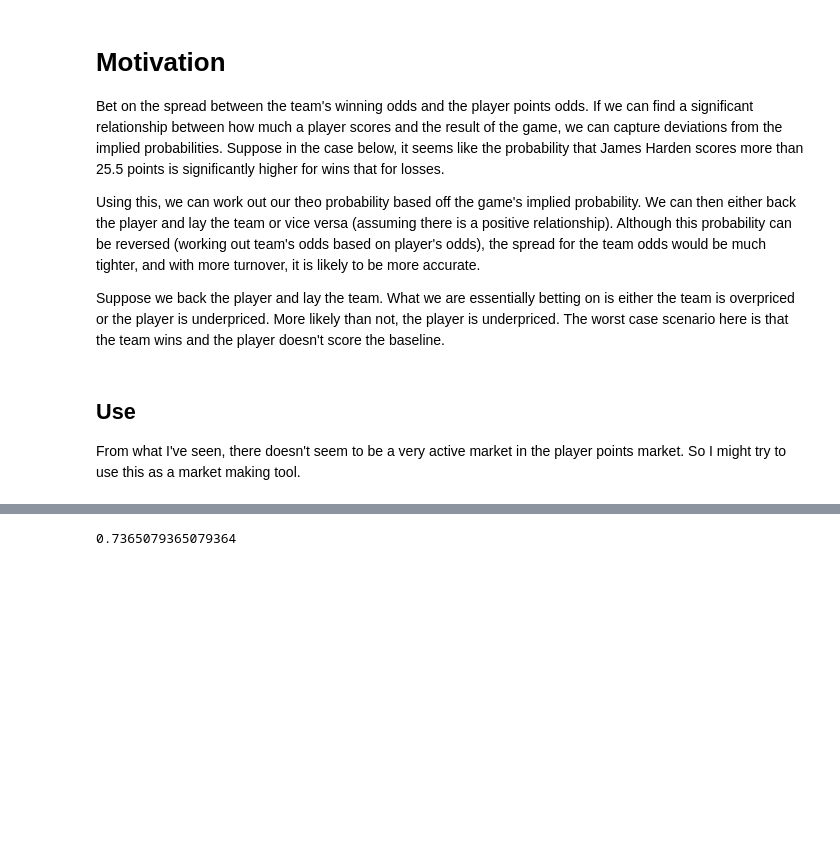
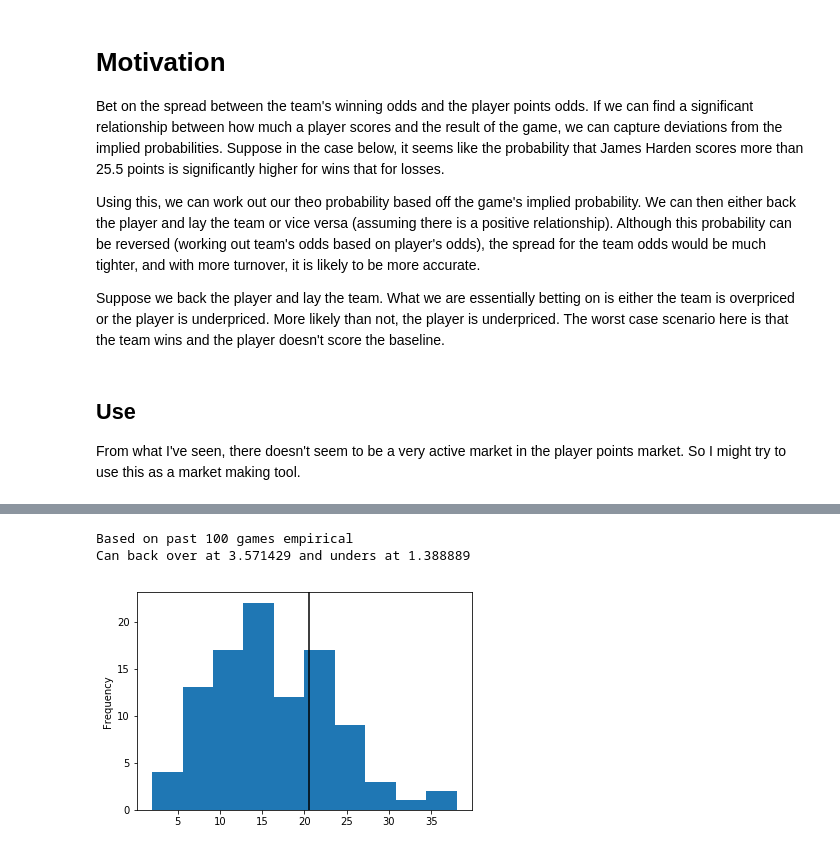
Before and after one commit to johnny-wong/nba_stats, a Jupyter notebook: Notebooks/Analysis - Wins and player points relationship.ipynb, the cells around one changed output, grey strips where cells are left out. Cells and saved outputs as stored; diff of their text form; code cells hidden in the pictures; blank space fills up the shorter version.

```diff
--- a/Notebooks/Analysis - Wins and player points relationship.ipynb
+++ b/Notebooks/Analysis - Wins and player points relationship.ipynb
@@ -105,4 +128,12 @@ theo_player_base_pr = team_win_IP * pr_over_baseline_win + (1-team_win_IP) * pr_
-# %%
-theo_player_base_pr
-# %% [output]
-0.7365079365079364
+# %%
+player_df_past_100['PTS'].plot(kind='hist')
+plt.axvline(x=baseline, color='black')
+pr_over_baseline = (n_over_baseline_lose + n_over_baseline_win)/float(n)
+
+assert n_over_baseline_lose + n_over_baseline_win == (player_df_past_100['PTS'] > baseline).sum()
+print('Based on past 100 games empirical\nCan back over at {:2f} and unders at {:2f}'.format(1/pr_over_baseline,
+                                                                                            1/(1-pr_over_baseline)))
+# %% [output]
+Based on past 100 games empirical
+Can back over at 3.571429 and unders at 1.388889
+[figure, added]
```
Also changed, not shown: parts of 2 cells of this notebook.
